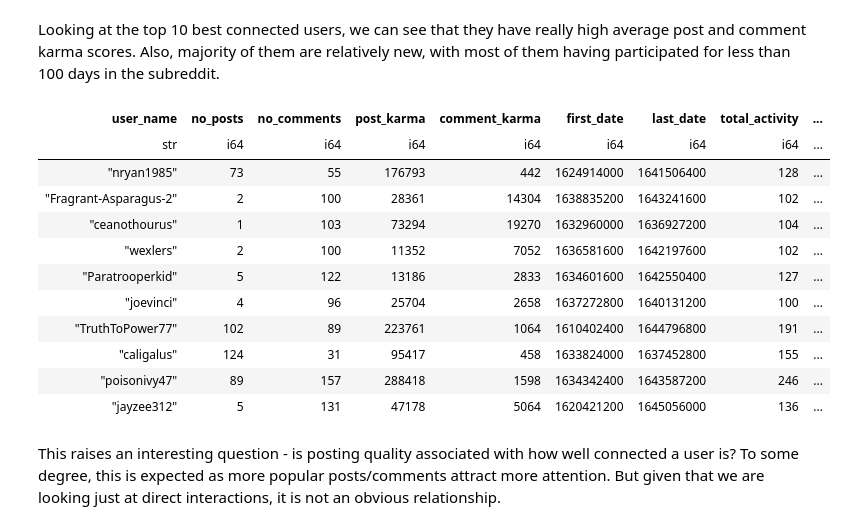
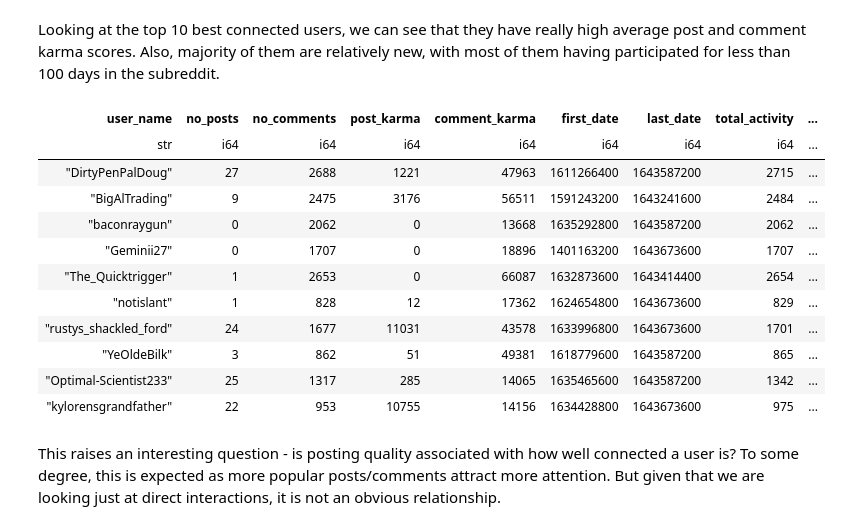
Before and after one commit to alu13/Antiwork_Analysis, a Jupyter notebook: src/user_networks/analysis/user_clusters_indirect.ipynb, the cells around one changed output. Saved outputs shown, nothing was run; the diff lists cells and outputs as text; code cells hidden in the pictures.

```diff
--- a/src/user_networks/analysis/user_clusters_indirect.ipynb
+++ b/src/user_networks/analysis/user_clusters_indirect.ipynb
@@ -109,6 +110,8 @@ users = pl.read_csv(user_stats_path) \
         ((pl.col("last_date") - pl.col("first_date")) / 3600 / 24).alias("activity_window")
     ])
 selected_users = users.filter(pl.col("total_activity") >= 100)
+
+selected_users = pl.read_csv(results_path)
 # %%
 def get_basic_stats(df):
     stats = df.lazy().groupby("cluster").agg([
@@ -165,9 +207,3 @@ Computing eigenvalues..
 plot_cluster_diagnostics(results, sizes, eigvalues)
 # %% [output]
 [interactive output not drawn]
-# %%
-optimal_clusters = 11
-vecs = selected_vecs[:,:optimal_clusters]
-cluster_model = MiniBatchKMeans(n_clusters=optimal_clusters, max_iter=1000, random_state=42).fit(vecs)
-selected_users['cluster'] = cluster_model.labels_
-get_basic_stats(selected_users).to_pandas().round(1)
@@ -192,10 +214,11 @@ The results are quite similar. We find some very small clusters of users (< 60 u
 Next, we explore if the user interaction network reveals any important players as indicated by page rank algorithm
 # %%
 import networkx as nx
-G = nx.from_numpy_matrix(norm_A)
-pageranks = nx.pagerank(G, max_iter=100)
+norm_A = np.nan_to_num(A / np.sum(A, axis=1), 0) * 100
+G = nx.from_numpy_matrix(A)
+pageranks = nx.pagerank_scipy(G, max_iter=100)
 # %%
-selected_users['pg_rank'] = np.array(list(pageranks.values()))
+selected_users['indirect_pg_rank'] = np.array(list(pageranks.values()))
 selected_users = selected_users.with_column(((1641790800 - pl.col("first_date")) / 3600 / 24).alias("longevity"))
 # %% [markdown]
 Looking at the top 10 best connected users, we can see that they have really high average post and comment karma scores. Also, majority of them are relatively new, with most of them having participated for less than 100 days in the subreddit.
@@ -202,18 +227,18 @@ Looking at the top 10 best connected users, we can see that they have really hig
 # %%
-selected_users.sort(pl.col("pg_rank"), reverse=True).head(10)
+selected_users.sort(pl.col("indirect_pg_rank"), reverse=True).head(10)
 # %% [output]
 | user_name | no_posts | no_comments | post_karma | comment_karma | first_date | last_date | total_activity | ... |
 | str | i64 | i64 | i64 | i64 | i64 | i64 | i64 | ... |
-| "nryan1985" | 73 | 55 | 176793 | 442 | 1624914000 | 1641506400 | 128 | ... |
-| "Fragrant-Asparagus-2" | 2 | 100 | 28361 | 14304 | 1638835200 | 1643241600 | 102 | ... |
-| "ceanothourus" | 1 | 103 | 73294 | 19270 | 1632960000 | 1636927200 | 104 | ... |
-| "wexlers" | 2 | 100 | 11352 | 7052 | 1636581600 | 1642197600 | 102 | ... |
-| "Paratrooperkid" | 5 | 122 | 13186 | 2833 | 1634601600 | 1642550400 | 127 | ... |
-| "joevinci" | 4 | 96 | 25704 | 2658 | 1637272800 | 1640131200 | 100 | ... |
-| "TruthToPower77" | 102 | 89 | 223761 | 1064 | 1610402400 | 1644796800 | 191 | ... |
-| "caligalus" | 124 | 31 | 95417 | 458 | 1633824000 | 1637452800 | 155 | ... |
-| "poisonivy47" | 89 | 157 | 288418 | 1598 | 1634342400 | 1643587200 | 246 | ... |
-| "jayzee312" | 5 | 131 | 47178 | 5064 | 1620421200 | 1645056000 | 136 | ... |
+| "DirtyPenPalDoug" | 27 | 2688 | 1221 | 47963 | 1611266400 | 1643587200 | 2715 | ... |
+| "BigAlTrading" | 9 | 2475 | 3176 | 56511 | 1591243200 | 1643241600 | 2484 | ... |
+| "baconraygun" | 0 | 2062 | 0 | 13668 | 1635292800 | 1643587200 | 2062 | ... |
+| "Geminii27" | 0 | 1707 | 0 | 18896 | 1401163200 | 1643673600 | 1707 | ... |
+| "The_Quicktrigger" | 1 | 2653 | 0 | 66087 | 1632873600 | 1643414400 | 2654 | ... |
+| "notislant" | 1 | 828 | 12 | 17362 | 1624654800 | 1643673600 | 829 | ... |
+| "rustys_shackled_ford" | 24 | 1677 | 11031 | 43578 | 1633996800 | 1643673600 | 1701 | ... |
+| "YeOldeBilk" | 3 | 862 | 51 | 49381 | 1618779600 | 1643587200 | 865 | ... |
+| "Optimal-Scientist233" | 25 | 1317 | 285 | 14065 | 1635465600 | 1643587200 | 1342 | ... |
+| "kylorensgrandfather" | 22 | 953 | 10755 | 14156 | 1634428800 | 1643673600 | 975 | ... |
 # %% [markdown]
 This raises an interesting question - is posting quality associated with how well connected a user is? To some degree, this is expected as more popular posts/comments attract more attention. But given that we are looking just at direct interactions, it is not an obvious relationship.
 # %%
```
Also changed, not shown: parts of 13 cells of this notebook, 7 other files.
